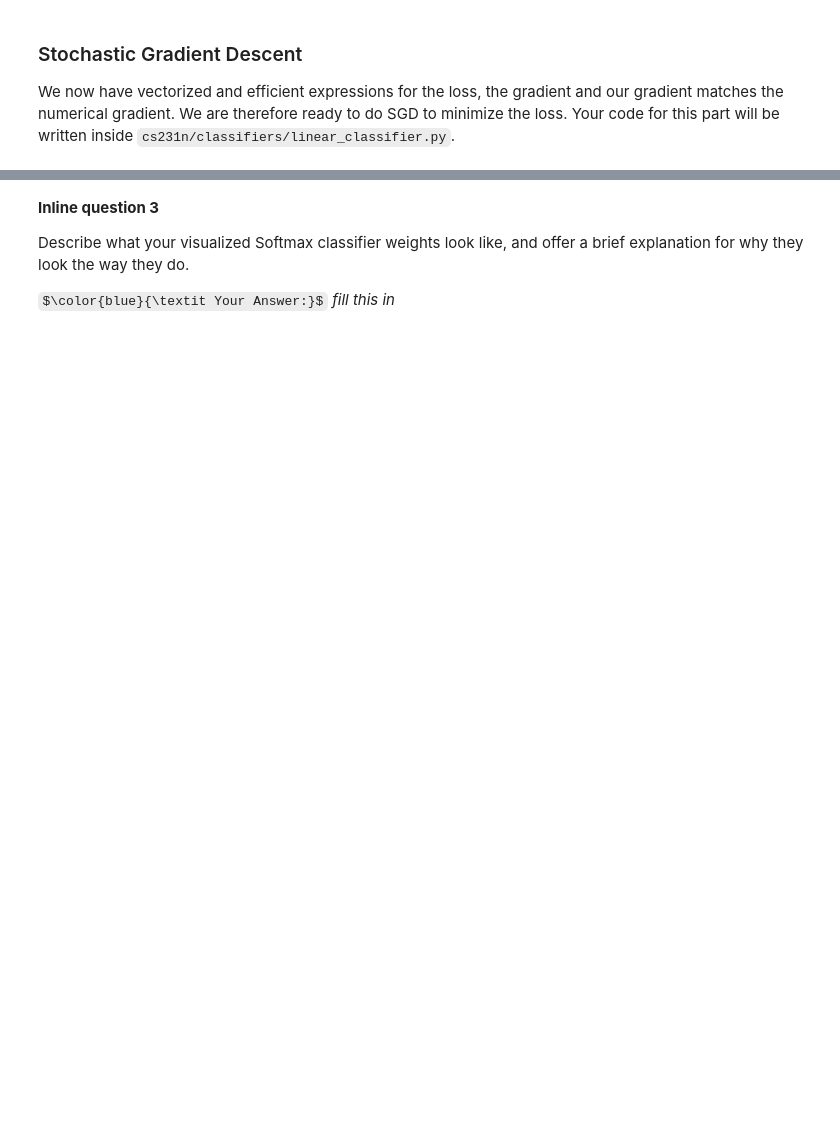
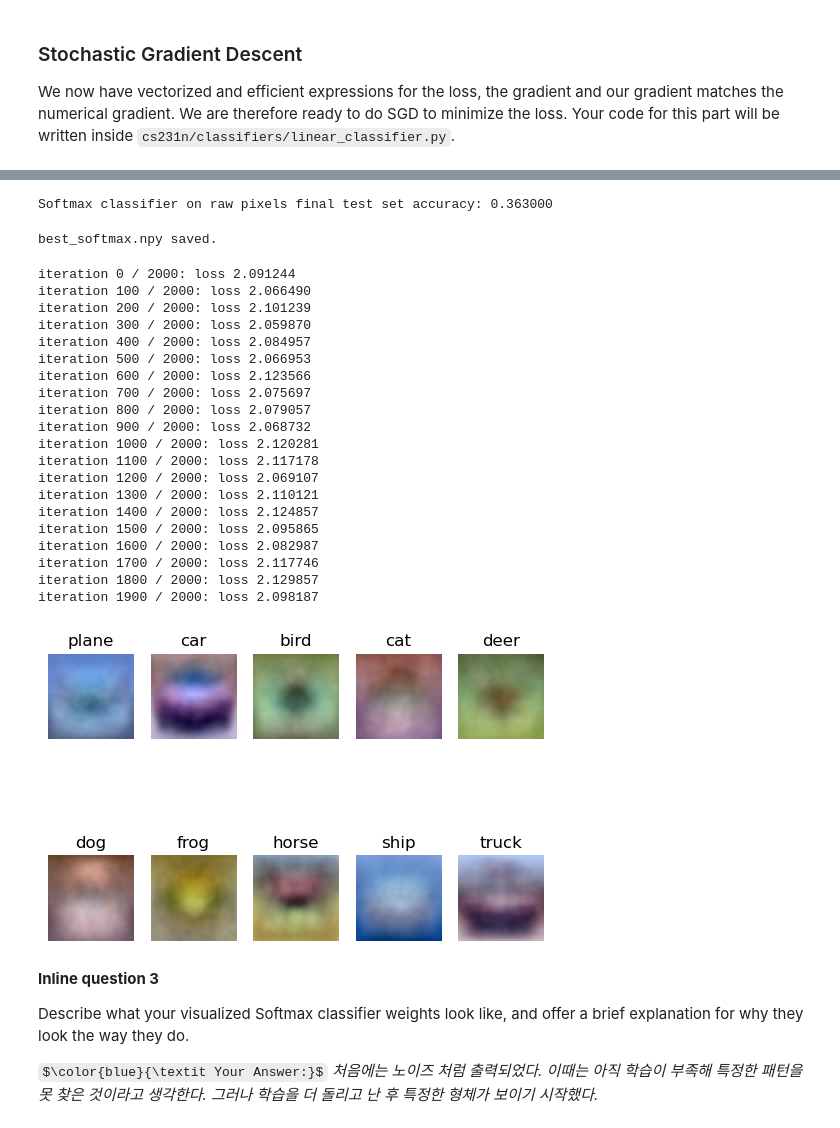
Before and after one commit to codingbus821/CS231n-Assignments, a Jupyter notebook: assignment1/softmax.ipynb, the cells around one changed output, grey strips where cells are left out. Cells and saved outputs as stored; diff of their text form; code cells hidden in the pictures; some formulas as TeX source; blank space fills up the shorter version.

Commit message:
softmax done.

```diff
--- a/assignment1/softmax.ipynb
+++ b/assignment1/softmax.ipynb
@@ -339,7 +392,20 @@ best_softmax = None # The Softmax object that achieved the highest validation ra
 learning_rates = [1e-7, 1e-6]
 regularization_strengths = [2.5e4, 1e4]
 
+for lr in learning_rates:
+  for reg in regularization_strengths:
 
+    softmax = Softmax()
+
+    loss_hist = softmax.train(X_train, y_train, learning_rate=lr, reg=reg, num_iters=1500, verbose=True)
+
+    y_train_pred = softmax.predict(X_train)
+    y_val_pred = softmax.predict(X_val)
+
+    results[(lr, reg)] = (np.mean(y_train == y_train_pred), np.mean(y_val == y_val_pred))
+    if best_val < results[(lr, reg)][1]:
+      best_val = results[(lr, reg)][1]
+      best_softmax = softmax
 
 # Print out results.
 for lr, reg in sorted(results):
@@ -383,31 +469,59 @@ plt.show()
 y_test_pred = best_softmax.predict(X_test)
 test_accuracy = np.mean(y_test == y_test_pred)
 print('Softmax classifier on raw pixels final test set accuracy: %f' % test_accuracy)
+# %% [output]
+Softmax classifier on raw pixels final test set accuracy: 0.363000
 # %%
 # Save best softmax model
 best_softmax.save("best_softmax.npy")
+# %% [output]
+best_softmax.npy saved.
 # %%
 # Visualize the learned weights for each class.
 # Depending on your choice of learning rate and regularization strength, these may
 # or may not be nice to look at.
+best_softmax.train(X_train, y_train, learning_rate=1e-7, reg=2.5e4, num_iters=2000, verbose=True)
 w = best_softmax.W[:-1,:] # strip out the bias
 w = w.reshape(32, 32, 3, 10)
 w_min, w_max = np.min(w), np.max(w)
 classes = ['plane', 'car', 'bird', 'cat', 'deer', 'dog', 'frog', 'horse', 'ship', 'truck']
 for i in range(10):
     plt.subplot(2, 5, i + 1)
 
     # Rescale the weights to be between 0 and 255
     wimg = 255.0 * (w[:, :, :, i].squeeze() - w_min) / (w_max - w_min)
     plt.imshow(wimg.astype('uint8'))
     plt.axis('off')
     plt.title(classes[i])
+plt.show()
+# %% [output]
+iteration 0 / 2000: loss 2.091244
+iteration 100 / 2000: loss 2.066490
+iteration 200 / 2000: loss 2.101239
+iteration 300 / 2000: loss 2.059870
+iteration 400 / 2000: loss 2.084957
+iteration 500 / 2000: loss 2.066953
+iteration 600 / 2000: loss 2.123566
+iteration 700 / 2000: loss 2.075697
+iteration 800 / 2000: loss 2.079057
+iteration 900 / 2000: loss 2.068732
+iteration 1000 / 2000: loss 2.120281
+iteration 1100 / 2000: loss 2.117178
+iteration 1200 / 2000: loss 2.069107
+iteration 1300 / 2000: loss 2.110121
+iteration 1400 / 2000: loss 2.124857
+iteration 1500 / 2000: loss 2.095865
+iteration 1600 / 2000: loss 2.082987
+iteration 1700 / 2000: loss 2.117746
+iteration 1800 / 2000: loss 2.129857
+iteration 1900 / 2000: loss 2.098187
+[figure, added]
 # %% [markdown]
 **Inline question 3**
 
 Describe what your visualized Softmax classifier weights look like, and offer a brief explanation for why they look the way they do.
 
-$\color{blue}{\textit Your Answer:}$ *fill this in*
+$\color{blue}{\textit Your Answer:}$ *처음에는 노이즈 처럼 출력되었다. 이때는 아직 학습이 부족해 특정한 패턴을 못 찾은 것이라고 생각한다. 그러나 학습을 더 돌리고 난 후 특정한 형체가 보이기 시작했다.*
 # %% [markdown]
 **Inline Question 4** - *True or False*
 
```
Also changed, not shown: parts of 13 cells of this notebook, 4 other files.
